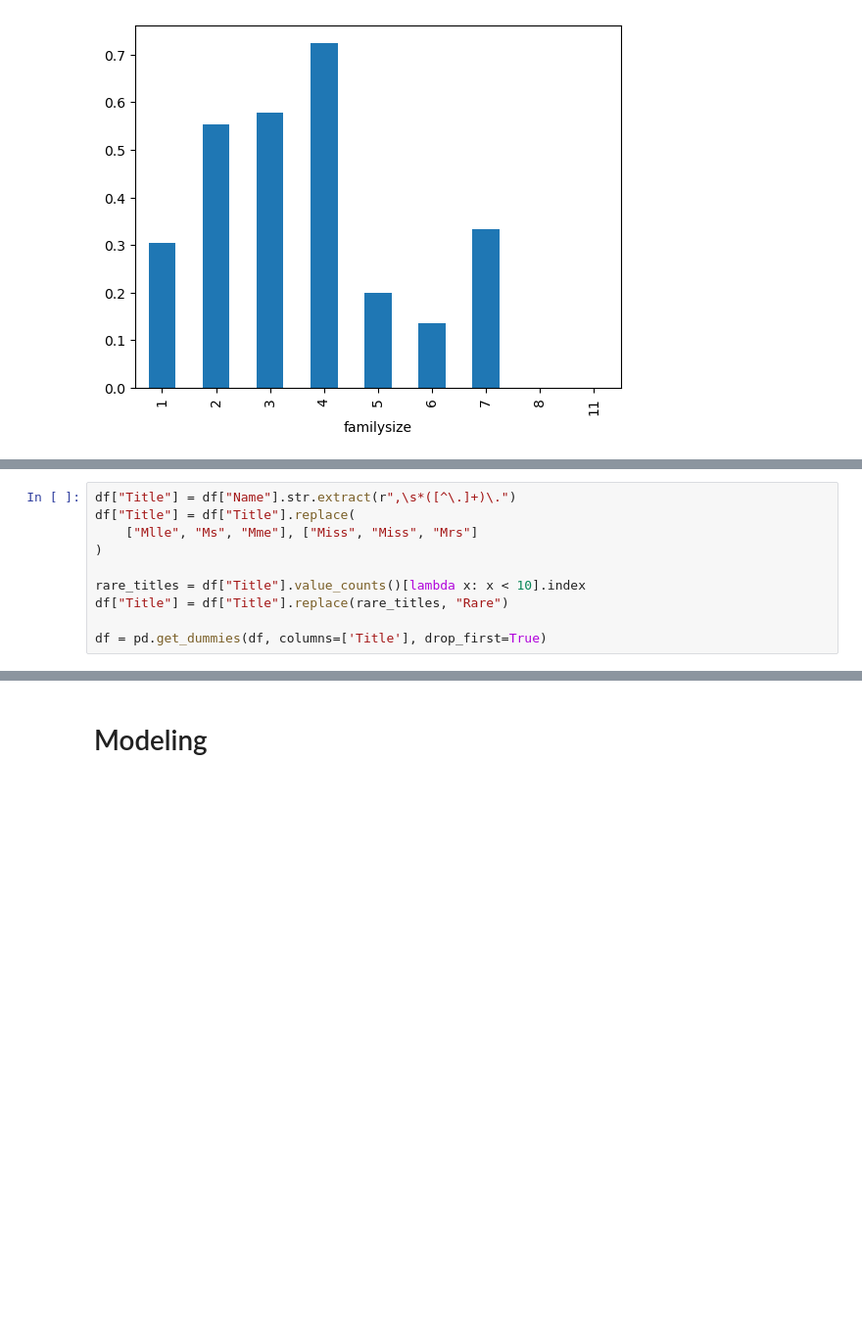
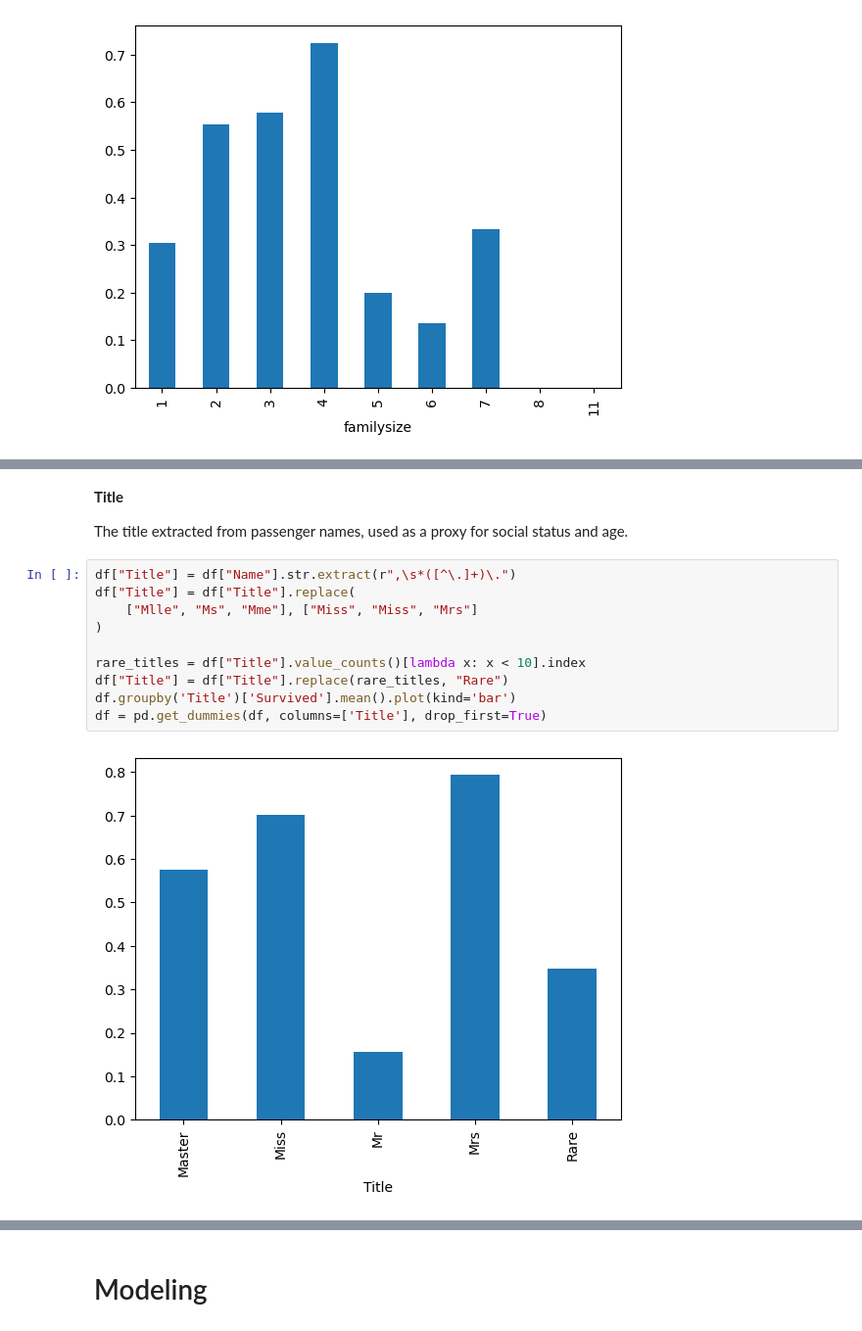
Before and after one commit to fumiya2001/DS-portfolio, a Jupyter notebook: titanic/titanic-1.ipynb, the cells around one changed output, grey strips where cells are left out. Shown: that part at 98% size. Cells and saved outputs as stored; diff of their text form; blank space fills up the shorter version.

```diff
--- a/titanic/titanic-1.ipynb
+++ b/titanic/titanic-1.ipynb
@@ -223,13 +258,19 @@ df.groupby('familysize')['Survived'].mean().plot(kind='bar')
+# %% [markdown]
+**Title**
+
+The title extracted from passenger names, used as a proxy for social status and age.
 # %%
 df["Title"] = df["Name"].str.extract(r",\s*([^\.]+)\.")
 df["Title"] = df["Title"].replace(
     ["Mlle", "Ms", "Mme"], ["Miss", "Miss", "Mrs"]
 )
 
 rare_titles = df["Title"].value_counts()[lambda x: x < 10].index
 df["Title"] = df["Title"].replace(rare_titles, "Rare")
-
+df.groupby('Title')['Survived'].mean().plot(kind='bar')
 df = pd.get_dummies(df, columns=['Title'], drop_first=True)
+# %% [output]
+[figure, added]
 # %%
 # spliting again into train and test data
 df_train_new = df.iloc[:length_train].copy()
```
Also changed, not shown: parts of 32 cells of this notebook, 9 other files.
